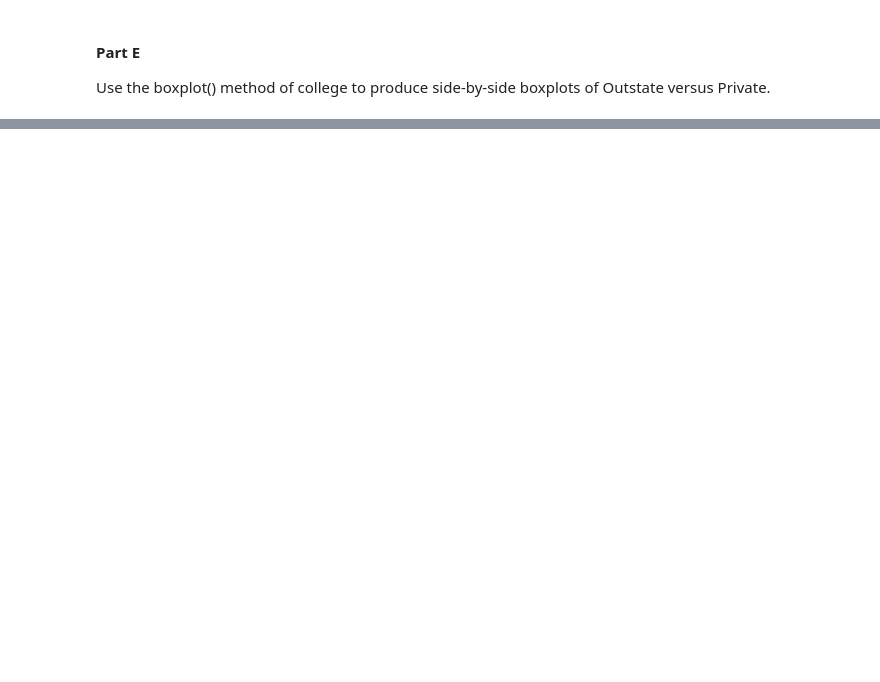
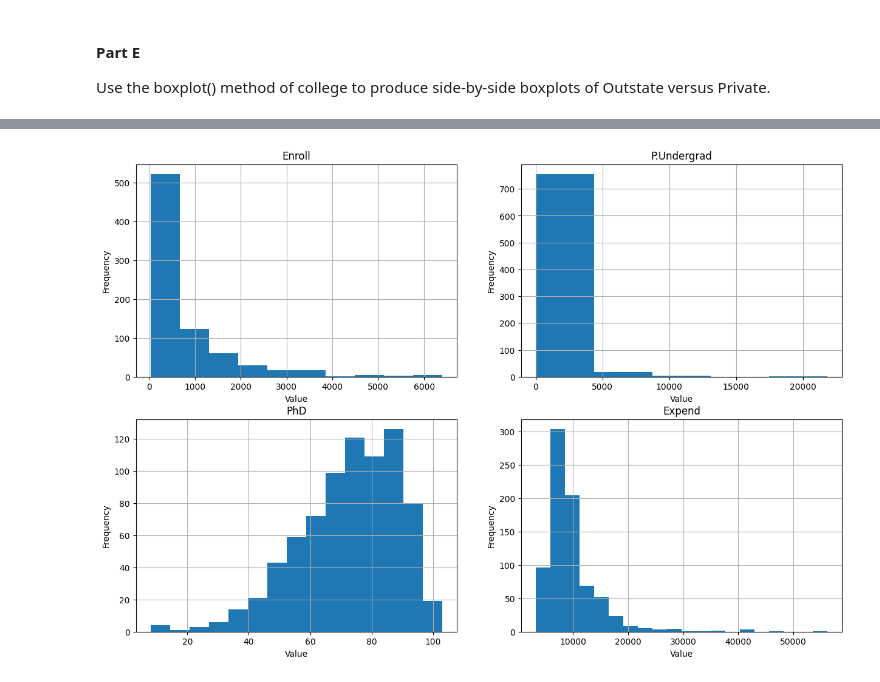
Before and after one commit to rcwaterman/DSE6111, a Jupyter notebook: Module_1/Chapter_2_Exercises.ipynb, the cells around one changed output, grey strips where cells are left out. Drawn from its saved outputs; the diff is of its cells as text; code cells hidden in the pictures; blank space fills up the shorter version.

```diff
--- a/Module_1/Chapter_2_Exercises.ipynb
+++ b/Module_1/Chapter_2_Exercises.ipynb
@@ -189,0 +212,24 @@ college.boxplot('Outstate','Private')
+# %%
+fig, axes = plt.subplots(2, 2, figsize=(15,10));
+
+college['Enroll'].hist(ax=axes[0,0],bins = 10);
+axes[0,0].set_title('Enroll');
+axes[0,0].set_xlabel('Value');
+axes[0,0].set_ylabel('Frequency');
+
+college['P.Undergrad'].hist(ax=axes[0,1],bins = 5);
+axes[0,1].set_title('P.Undergrad');
+axes[0,1].set_xlabel('Value');
+axes[0,1].set_ylabel('Frequency');
+
+college['PhD'].hist(ax=axes[1,0],bins = 15);
+axes[1,0].set_title('PhD');
+axes[1,0].set_xlabel('Value');
+axes[1,0].set_ylabel('Frequency');
+
+college['Expend'].hist(ax=axes[1,1],bins = 20);
+axes[1,1].set_title('Expend');
+axes[1,1].set_xlabel('Value');
+axes[1,1].set_ylabel('Frequency');
+# %% [output]
+[figure, added]
```
Also changed, not shown: parts of 85 cells of this notebook, 1 other file.
